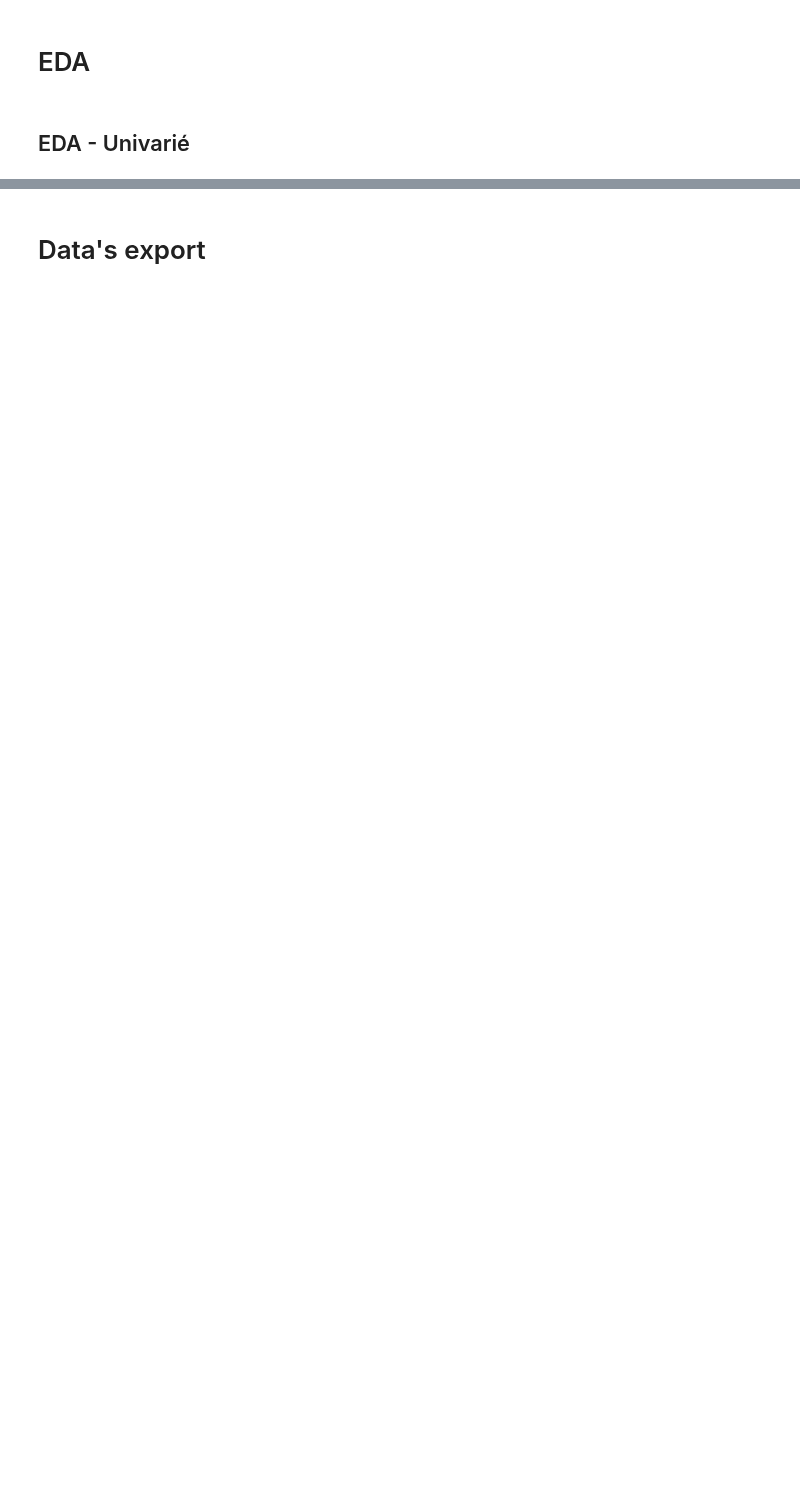
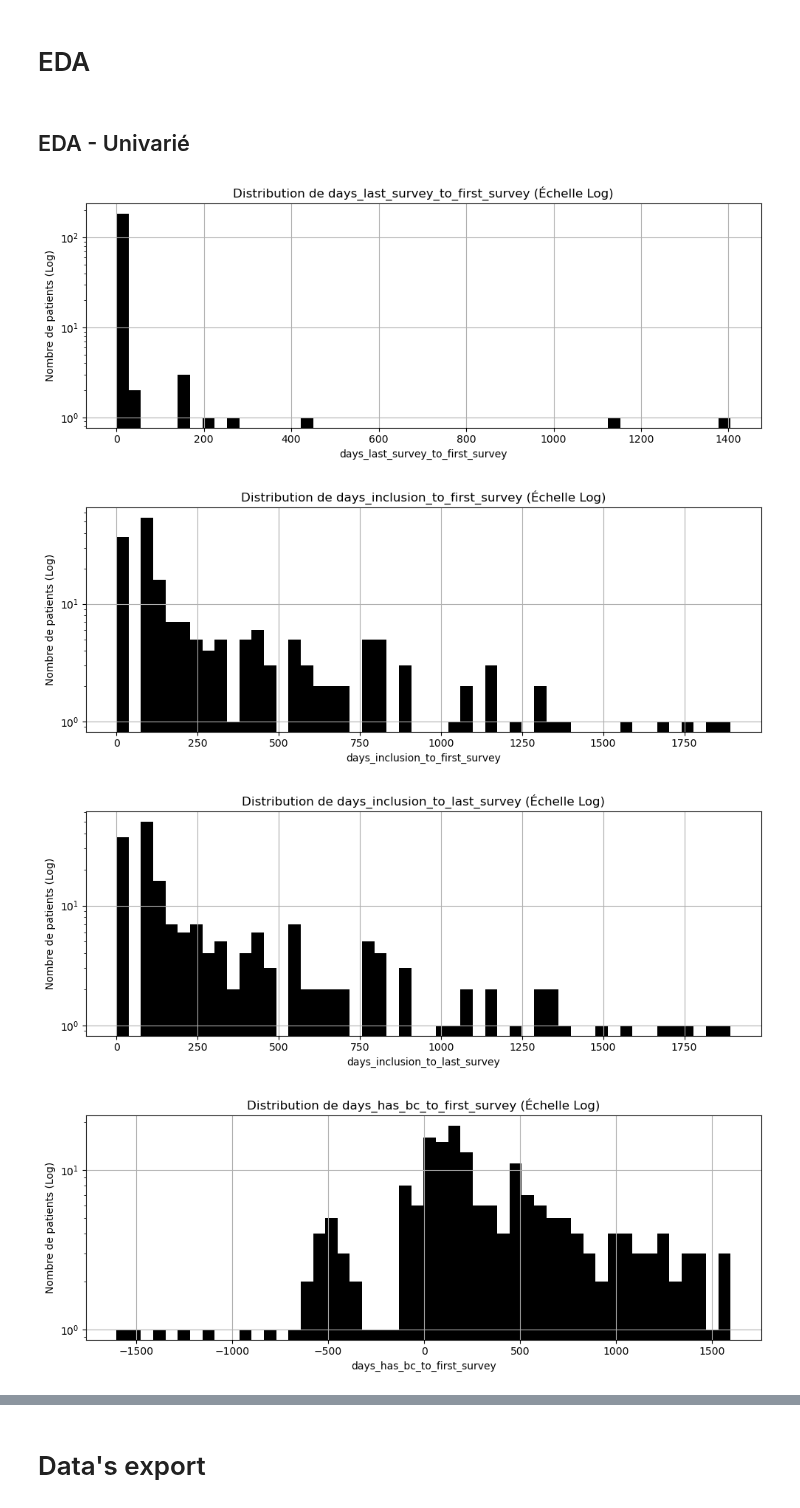
Before and after one commit to RR-DataSciences/Multi-trait-GWAS-in-admixed-populations, a Jupyter notebook: notebooks/53_BC_WITHIN_5Y_FamilyHistory_Treatment.ipynb, the cells around one changed output, grey strips where cells are left out. Drawn from its saved outputs; the diff is of its cells as text; code cells hidden in the pictures; blank space fills up the shorter version.

```diff
--- a/notebooks/53_BC_WITHIN_5Y_FamilyHistory_Treatment.ipynb
+++ b/notebooks/53_BC_WITHIN_5Y_FamilyHistory_Treatment.ipynb
@@ -38,9 +79,6 @@ df_bc
 # %% [markdown]
 ## Importing family_history data (statement)
 # %%
-import pandas
-import os
-
 # This query represents dataset "Personal and family health history (with datetime)" for domain "survey" and was generated for All of Us Controlled Tier Dataset v8
 dataset_80480060_survey_sql = """
     SELECT
@@ -57,7 +95,7 @@ dataset_80480060_survey_sql = """
             question_concept_id IN (836772)
         )"""
 
-dataset_80480060_survey_df = pandas.read_gbq(
+dataset_80480060_survey_df = pd.read_gbq(
     dataset_80480060_survey_sql,
     dialect="standard",
     use_bqstorage_api=("BIGQUERY_STORAGE_API_ENABLED" in os.environ),
@@ -158,19 +259,31 @@ len(df[df['days_has_bc_to_last_survey'] > 0]) # Devenus malades pendant l'étude
 # %% [markdown]
 # EDA
 # %%
-df_family_history = df[['person_id','first_survey_date','last_survey_date','days_last_survey_to_first_survey','Daughter','Mother','Sibling','days_inclusion_to_first_survey','days_inclusion_to_last_survey']].dropna()
+df_family_history = df[['person_id','first_survey_date','last_survey_date',
+                        'days_last_survey_to_first_survey',
+                        'Daughter','Mother','Sibling',
+                        'days_inclusion_to_first_survey','days_inclusion_to_last_survey',
+                        'days_has_bc_to_first_survey','days_has_bc_to_last_survey'
+                       ]].dropna()
 # %% [markdown]
 ## EDA - Univarié
 # %%
 # Création de l'histogramme avec échelle log sur l'axe Y
-cols = ['days_last_survey_to_first_survey','days_inclusion_to_first_survey','days_inclusion_to_last_survey']
+cols = ['days_last_survey_to_first_survey','days_inclusion_to_first_survey',
+        'days_inclusion_to_last_survey',
+        'days_has_bc_to_first_survey','days_has_bc_to_last_survey']
 
 for col in cols:
     plt.figure(figsize=(10, 4))
     df_family_history[col].hist(bins=50, log=True, color='black')
 
     plt.title(f'Distribution de {col} (Échelle Log)')
     plt.xlabel(col)
     plt.ylabel('Nombre de patients (Log)')
     plt.tight_layout()
     plt.show()
+# %% [output]
+[figure, added]
+[figure, added]
+[figure, added]
+[figure, added]
```
Also changed, not shown: parts of 29 cells of this notebook, 1 other file.
